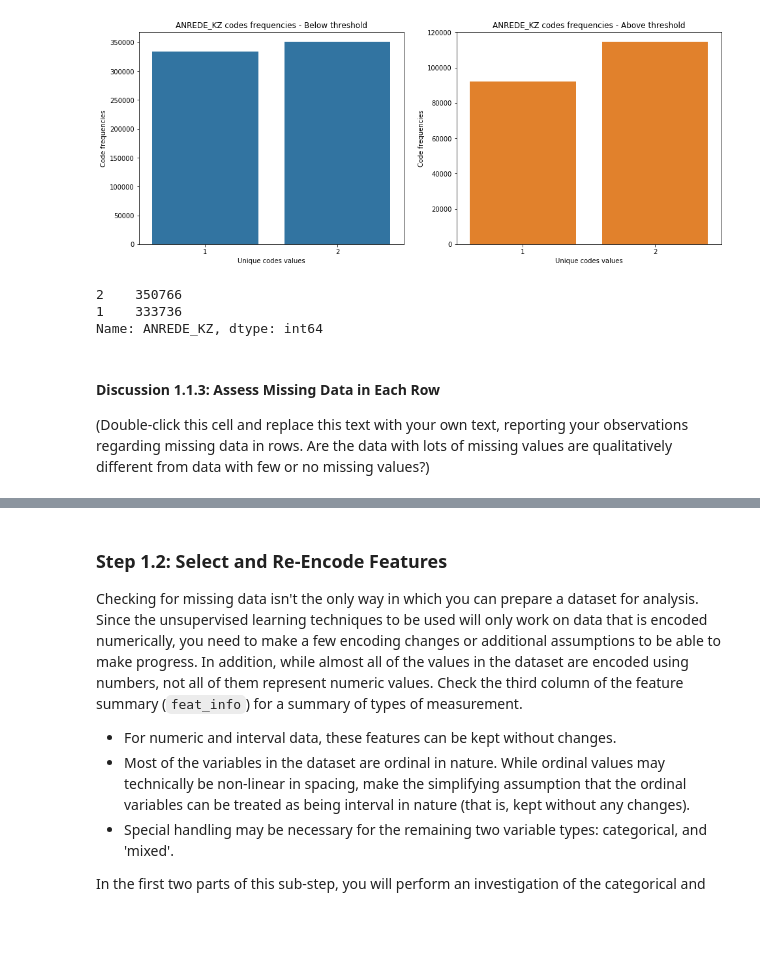
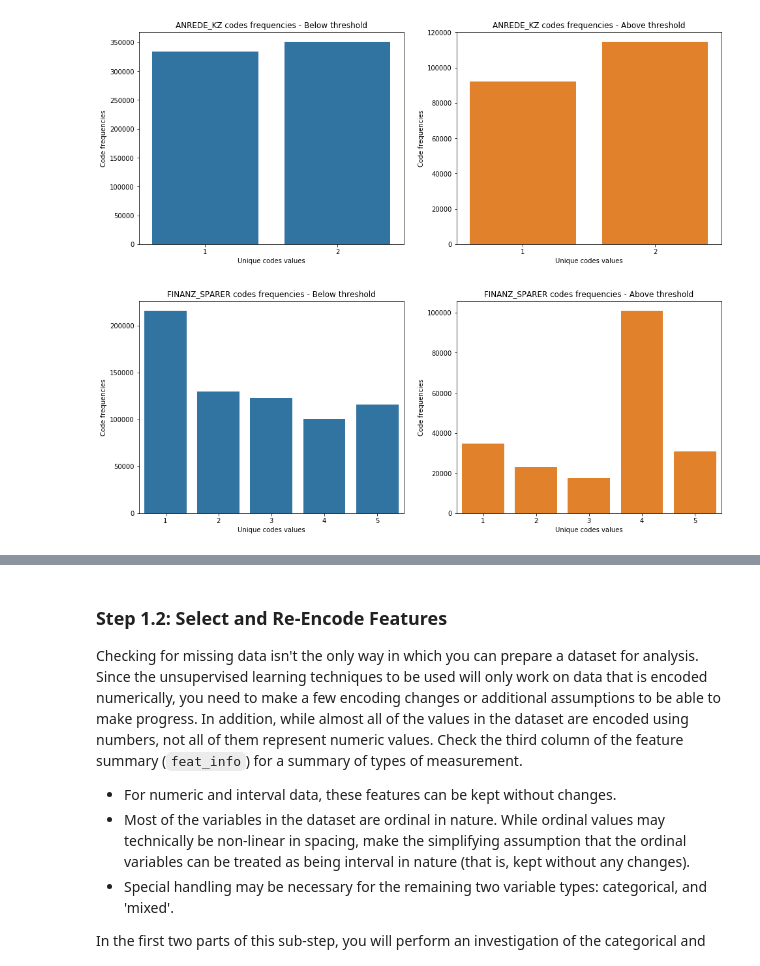
Before and after one commit to jlcossi/identify_customer_segments, a Jupyter notebook: Identify_Customer_Segments.ipynb, the cells around one changed output, grey strips where cells are left out. Drawn from its saved outputs; the diff is of its cells as text; code cells hidden in the pictures; blank space fills up the shorter version.

Commit message:
feat: Analyze missing data and select a subset of the dataset

```diff
--- a/Identify_Customer_Segments.ipynb
+++ b/Identify_Customer_Segments.ipynb
@@ -367,13 +391,8 @@ def compare_column_distribution(column_name, dataset_below, dataset_above):
 compare_column_distribution('ANREDE_KZ', df_azdias_below, df_azdias_above)
 # %% [output]
 [figure]
-# %%
-df_azdias_below['ANREDE_KZ'].value_counts()
-# %% [output]
-2    350766
-1    333736
-Name: ANREDE_KZ, dtype: int64
-# %% [markdown]
-#### Discussion 1.1.3: Assess Missing Data in Each Row
-
-(Double-click this cell and replace this text with your own text, reporting your observations regarding missing data in rows. Are the data with lots of missing values are qualitatively different from data with few or no missing values?)
+# %%
+# Compagre FINANZ_SPARER
+compare_column_distribution('FINANZ_SPARER', df_azdias_below, df_azdias_above)
+# %% [output]
+[figure, added]
```
Also changed, not shown: parts of 6 cells of this notebook.
